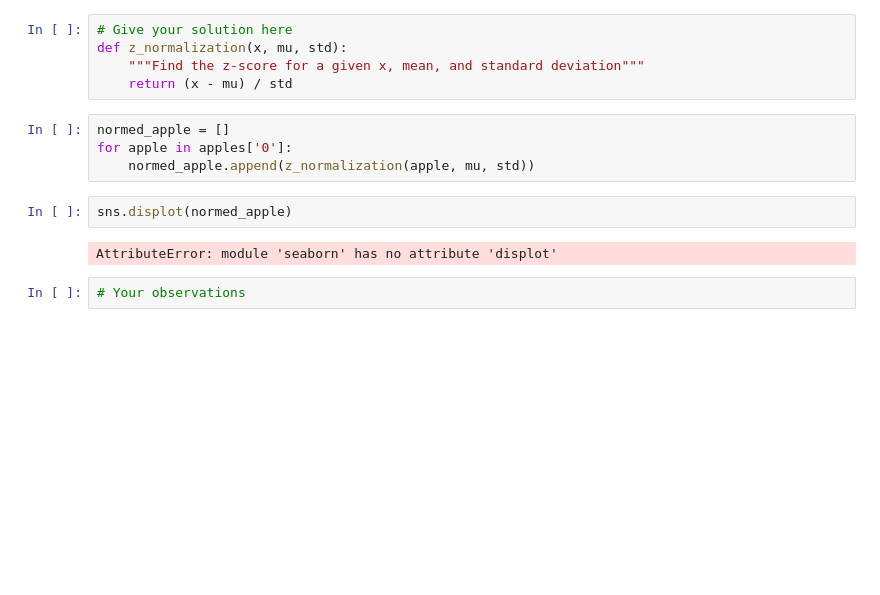
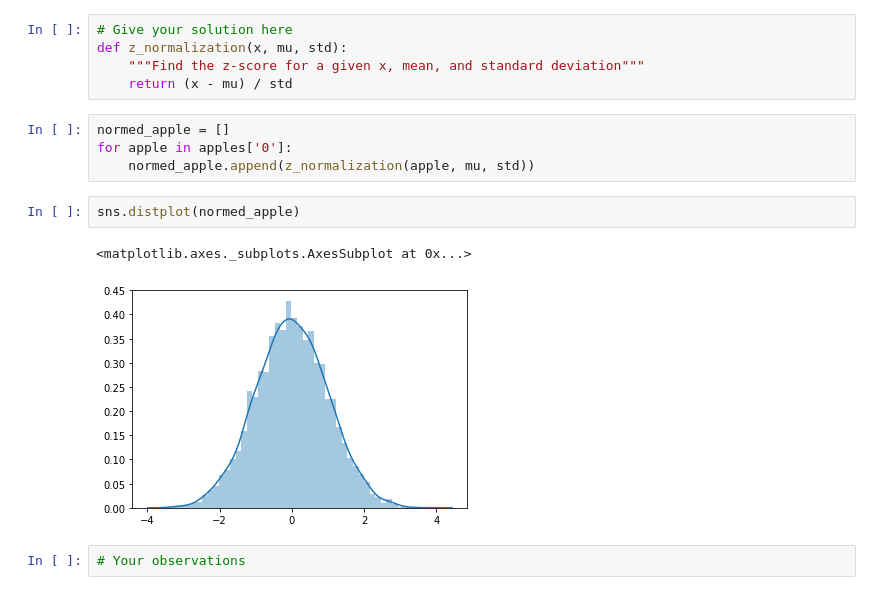
Before and after one commit to kayschulz/dsc-1-09-15-standard-normal-distribution-lab-seattle-ds-career-040119, a Jupyter notebook: index.ipynb, the cells around one changed output. Saved outputs shown, nothing was run; the diff lists cells and outputs as text; blank space fills up the shorter version.

```diff
--- a/index.ipynb
+++ b/index.ipynb
@@ -125,9 +125,10 @@ normed_apple = []
 for apple in apples['0']:
     normed_apple.append(z_normalization(apple, mu, std))
 # %%
-sns.displot(normed_apple)
+sns.distplot(normed_apple)
 # %% [output]
-AttributeError: module 'seaborn' has no attribute 'displot'
+<matplotlib.axes._subplots.AxesSubplot at 0x...>
+[figure, added]
 # %%
 # Your observations
 # %% [markdown]
```
